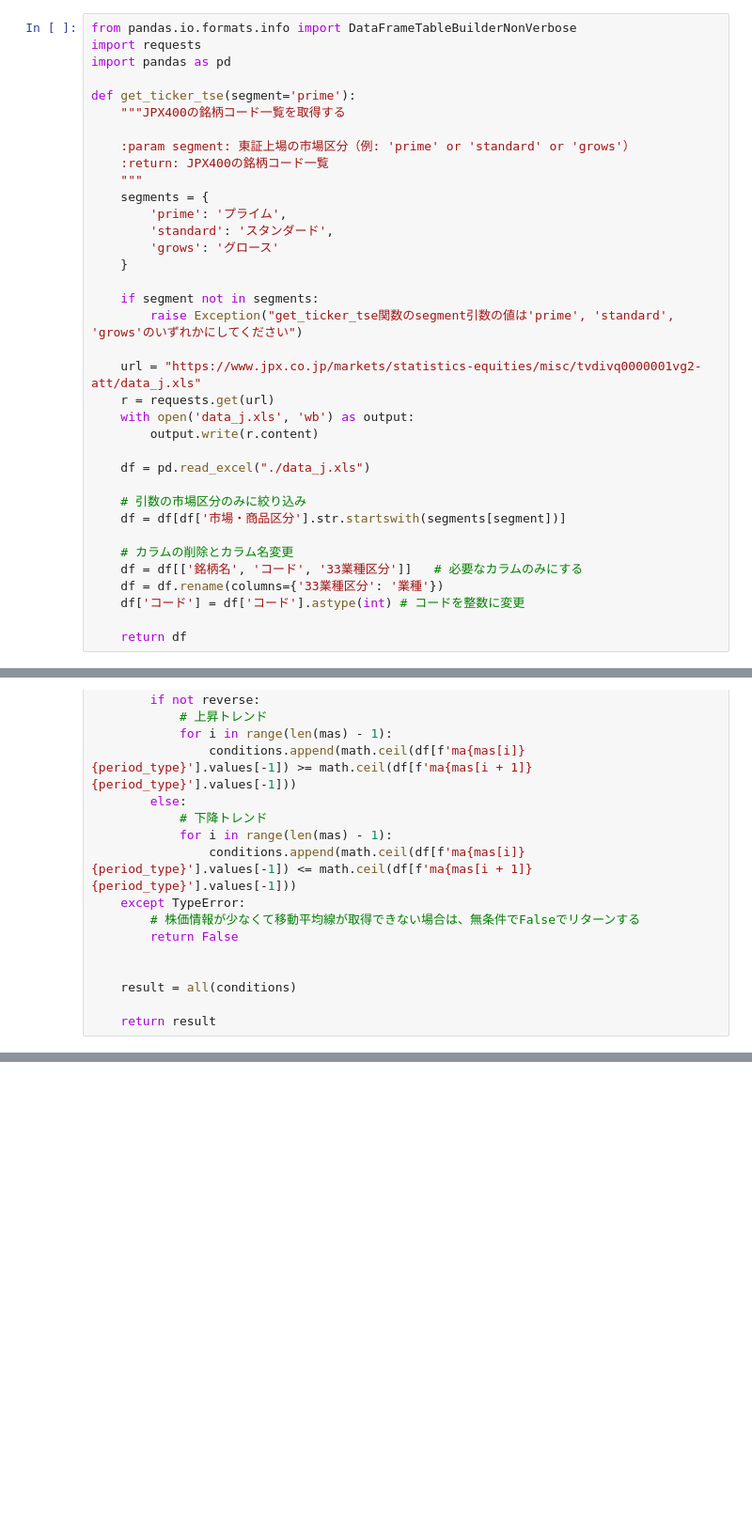
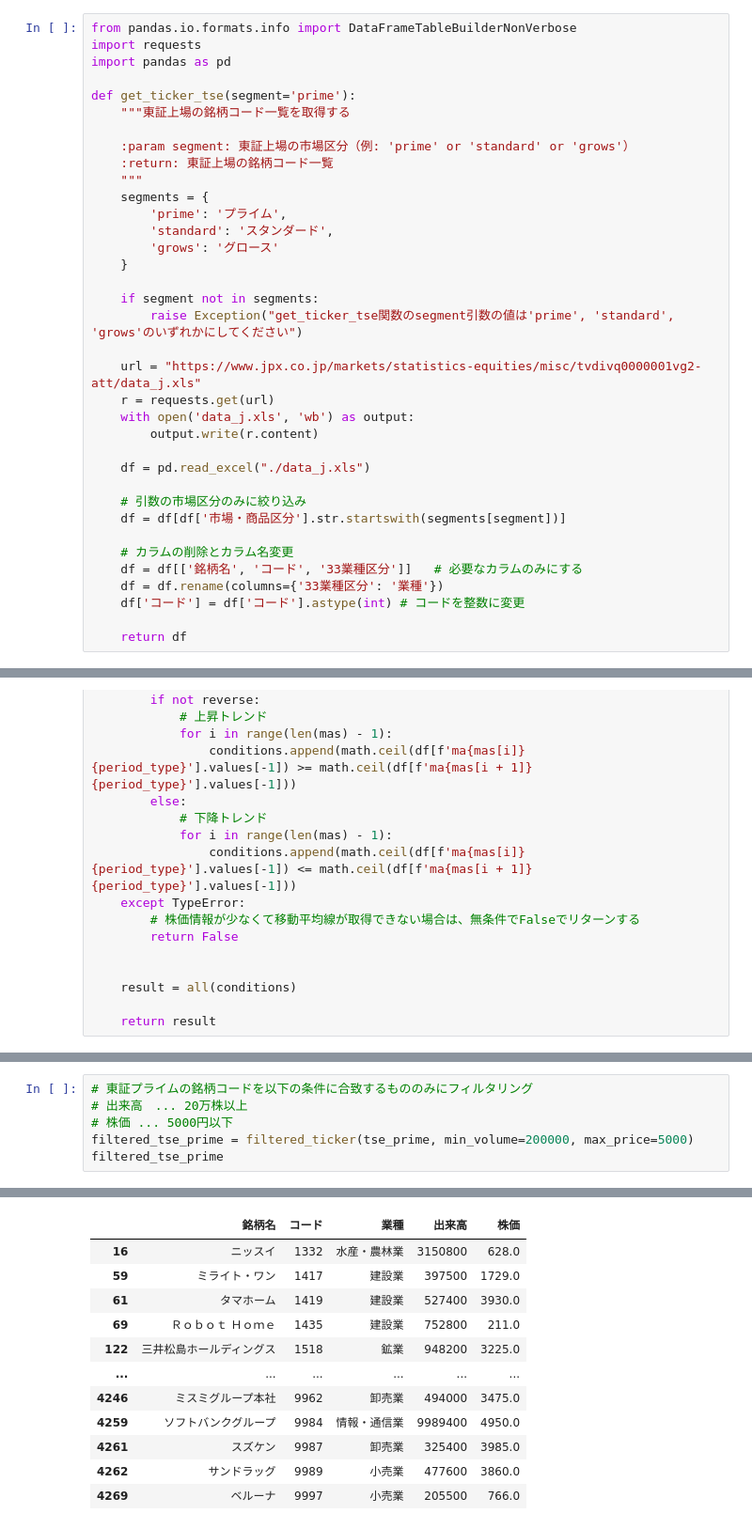
Before and after one commit to hirokimituya/stock-price-analysis, a Jupyter notebook: technical_analysis/銘柄選定関数.ipynb, the cells around one changed output, grey strips where cells are left out. Shown at 94% size. Saved outputs shown, nothing was run; the diff lists cells and outputs as text; blank space fills up the shorter version.

```diff
--- a/technical_analysis/銘柄選定関数.ipynb
+++ b/technical_analysis/銘柄選定関数.ipynb
@@ -187,10 +180,10 @@ import requests
 import pandas as pd
 
 def get_ticker_tse(segment='prime'):
-    """JPX400の銘柄コード一覧を取得する
+    """東証上場の銘柄コード一覧を取得する
 
     :param segment: 東証上場の市場区分（例: 'prime' or 'standard' or 'grows'）
-    :return: JPX400の銘柄コード一覧
+    :return: 東証上場の銘柄コード一覧
     """
     segments = {
         'prime': 'プライム',
@@ -408,0 +409,7 @@ filtered_perfect_order_week_day_jpx400
+# %%
+# 東証プライムの銘柄コードを以下の条件に合致するもののみにフィルタリング
+# 出来高　... 20万株以上
+# 株価 ... 5000円以下
+filtered_tse_prime = filtered_ticker(tse_prime, min_volume=200000, max_price=5000)
+filtered_tse_prime
+# %% [output]
@@ -408,0 +420,12 @@ filtered_perfect_order_week_day_jpx400
+|  | 銘柄名 | コード | 業種 | 出来高 | 株価 |
+| 16 | ニッスイ | 1332 | 水産・農林業 | 3150800 | 628.0 |
+| 59 | ミライト・ワン | 1417 | 建設業 | 397500 | 1729.0 |
+| 61 | タマホーム | 1419 | 建設業 | 527400 | 3930.0 |
+| 69 | Ｒｏｂｏｔ Ｈｏｍｅ | 1435 | 建設業 | 752800 | 211.0 |
+| 122 | 三井松島ホールディングス | 1518 | 鉱業 | 948200 | 3225.0 |
+| ... | ... | ... | ... | ... | ... |
+| 4246 | ミスミグループ本社 | 9962 | 卸売業 | 494000 | 3475.0 |
+| 4259 | ソフトバンクグループ | 9984 | 情報・通信業 | 9989400 | 4950.0 |
+| 4261 | スズケン | 9987 | 卸売業 | 325400 | 3985.0 |
+| 4262 | サンドラッグ | 9989 | 小売業 | 477600 | 3860.0 |
+| 4269 | ベルーナ | 9997 | 小売業 | 205500 | 766.0 |
```
Also changed, not shown: parts of 16 cells of this notebook.
